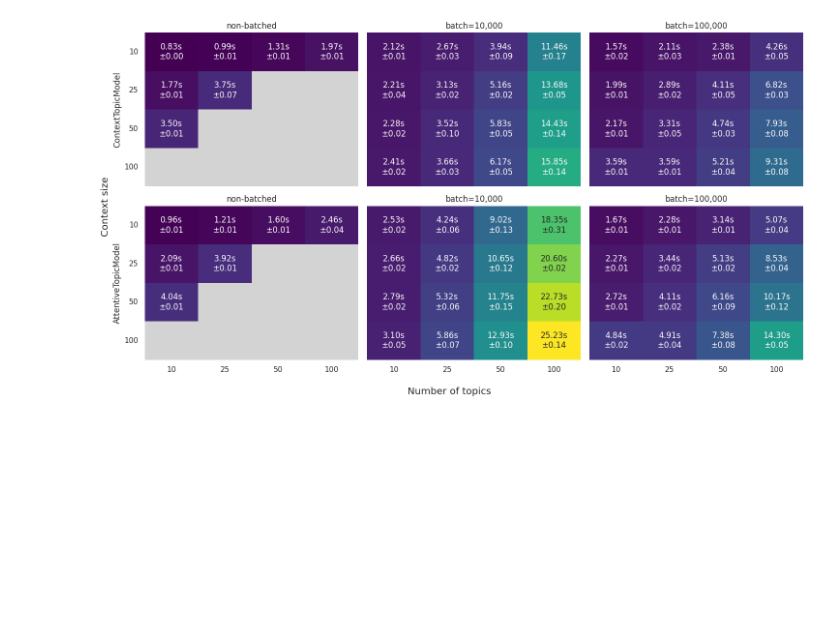
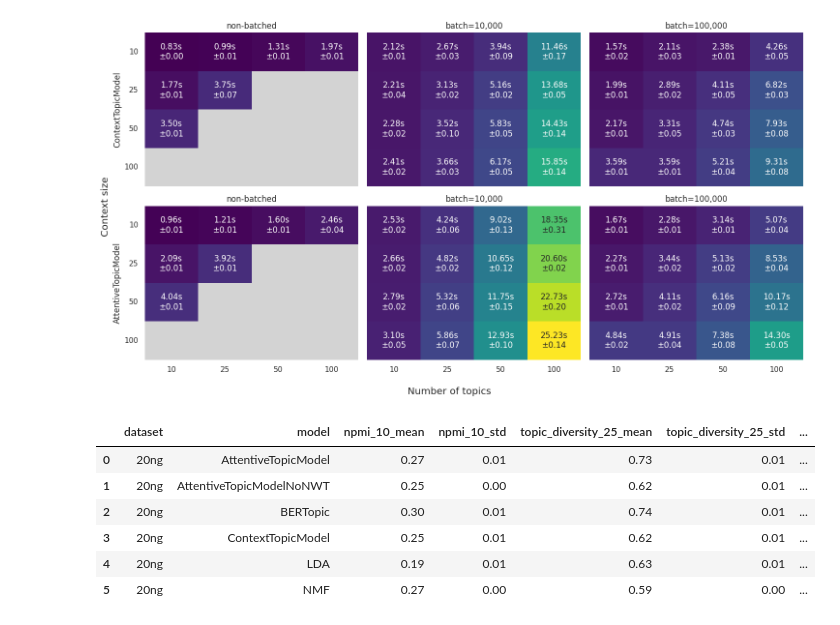
Before and after one commit to revit3d/topic-modelling-attention, a Jupyter notebook: experiments/experiments.ipynb, the cells around one changed output. Cells and saved outputs as stored; diff of their text form; code cells hidden in the pictures; blank space fills up the shorter version.

```diff
--- a/experiments/experiments.ipynb
+++ b/experiments/experiments.ipynb
@@ -182,3 +207,16 @@ fig.tight_layout()
 plt.show()
 # %% [output]
 [figure]
+# %%
+import pandas as pd
+
+df = pd.read_csv('../results/main_table/100topics/20ng/main_table_summary.csv').round(2)
+df
+# %% [output]
+|  | dataset | model | npmi_10_mean | npmi_10_std | topic_diversity_25_mean | topic_diversity_25_std | ... |
+| 0 | 20ng | AttentiveTopicModel | 0.27 | 0.01 | 0.73 | 0.01 | ... |
+| 1 | 20ng | AttentiveTopicModelNoNWT | 0.25 | 0.00 | 0.62 | 0.01 | ... |
+| 2 | 20ng | BERTopic | 0.30 | 0.01 | 0.74 | 0.01 | ... |
+| 3 | 20ng | ContextTopicModel | 0.25 | 0.01 | 0.62 | 0.01 | ... |
+| 4 | 20ng | LDA | 0.19 | 0.01 | 0.63 | 0.01 | ... |
+| 5 | 20ng | NMF | 0.27 | 0.00 | 0.59 | 0.00 | ... |
```
Also changed, not shown: parts of 3 cells of this notebook, 9 other files.
